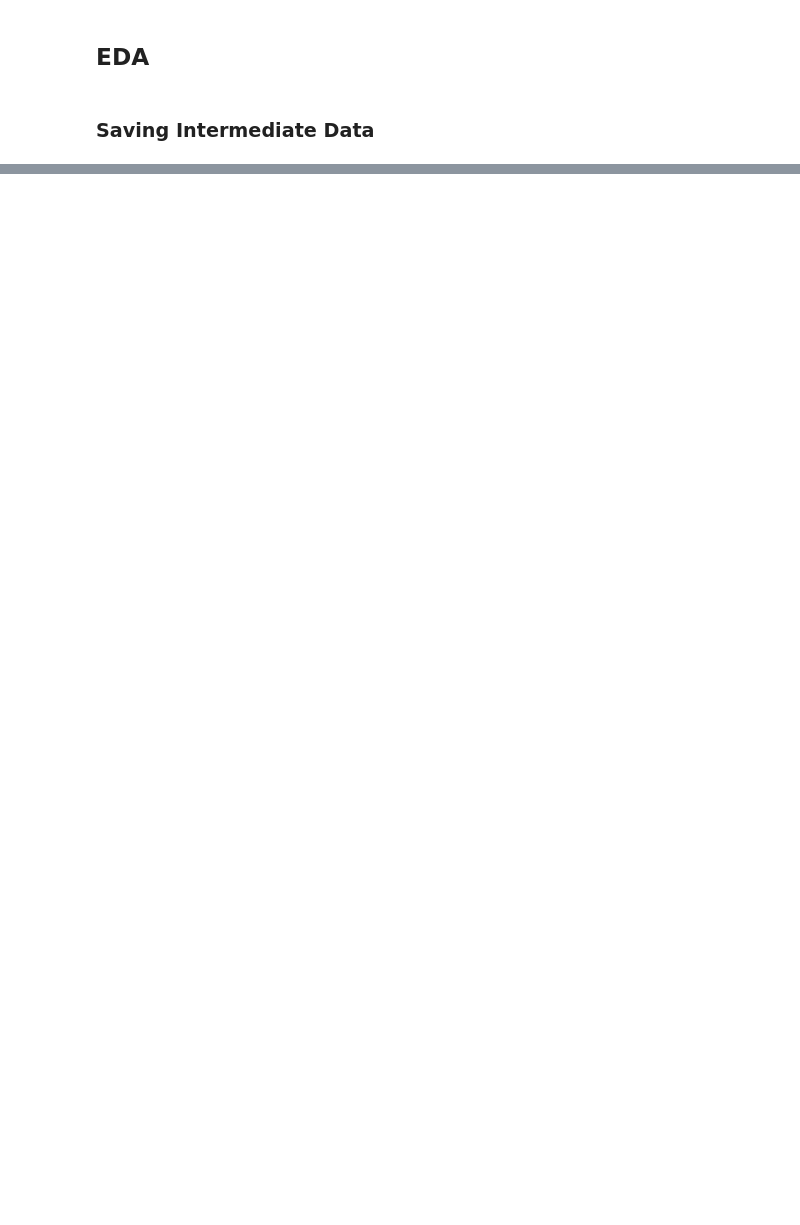
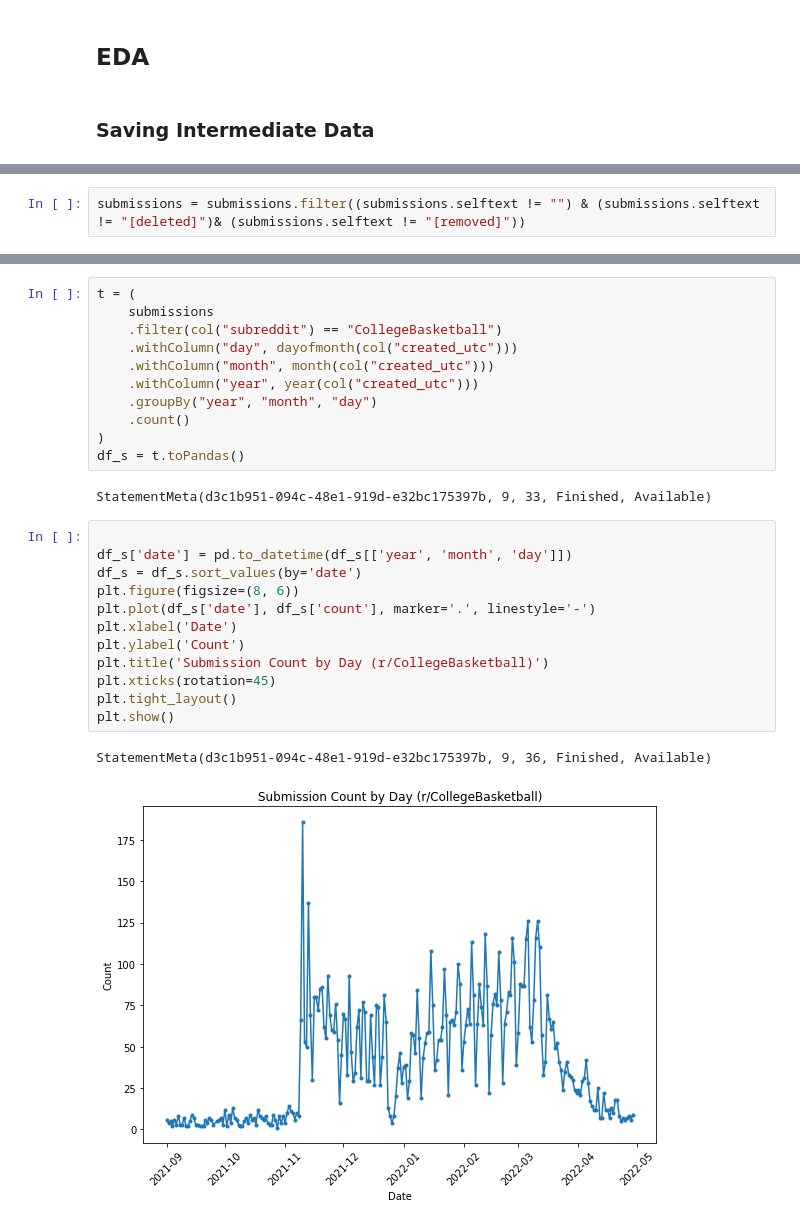
Before and after one commit to gu-dsan6000/fall-2023-reddit-project-team-26, a Jupyter notebook: code/project_eda.ipynb, the cells around one changed output, grey strips where cells are left out. Saved outputs shown, nothing was run; the diff lists cells and outputs as text; blank space fills up the shorter version.

```diff
--- a/code/project_eda.ipynb
+++ b/code/project_eda.ipynb
@@ -343,0 +297,2 @@ StatementMeta(7c27951d-2bdf-4140-be82-d0dc0c0e7d8e, 0, 61, Finished, Available)
+# %%
+submissions = submissions.filter((submissions.selftext != "") & (submissions.selftext != "[deleted]")& (submissions.selftext != "[removed]"))
@@ -343,0 +387,28 @@ StatementMeta(7c27951d-2bdf-4140-be82-d0dc0c0e7d8e, 0, 61, Finished, Available)
+# %%
+t = (
+    submissions
+    .filter(col("subreddit") == "CollegeBasketball")
+    .withColumn("day", dayofmonth(col("created_utc")))
+    .withColumn("month", month(col("created_utc")))
+    .withColumn("year", year(col("created_utc")))
+    .groupBy("year", "month", "day")
+    .count()
+)
+df_s = t.toPandas()
+# %% [output]
+StatementMeta(d3c1b951-094c-48e1-919d-e32bc175397b, 9, 33, Finished, Available)
+# %%
+
+df_s['date'] = pd.to_datetime(df_s[['year', 'month', 'day']])
+df_s = df_s.sort_values(by='date')
+plt.figure(figsize=(8, 6))
+plt.plot(df_s['date'], df_s['count'], marker='.', linestyle='-')
+plt.xlabel('Date')
+plt.ylabel('Count')
+plt.title('Submission Count by Day (r/CollegeBasketball)')
+plt.xticks(rotation=45)
+plt.tight_layout()
+plt.show()
+# %% [output]
+StatementMeta(d3c1b951-094c-48e1-919d-e32bc175397b, 9, 36, Finished, Available)
+[figure, added]
```
Also changed, not shown: parts of 41 cells of this notebook.
